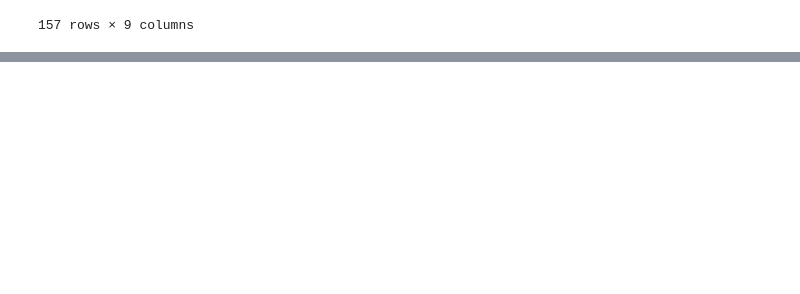
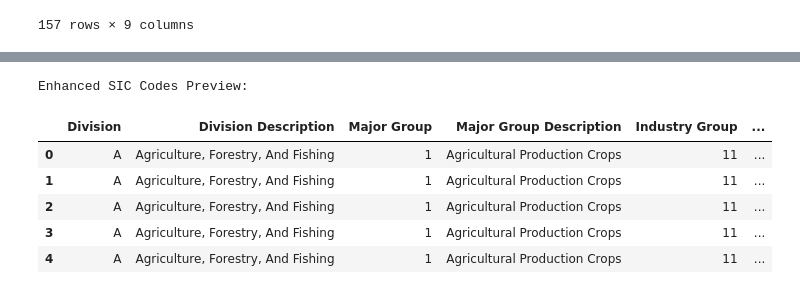
Before and after one commit to Design-01/stockbot_4, a Jupyter notebook: industry_classifications/_test_codes.ipynb, the cells around one changed output, grey strips where cells are left out. Cells and saved outputs as stored; diff of their text form; code cells hidden in the pictures; blank space fills up the shorter version.

```diff
--- a/industry_classifications/test_codes.ipynb
+++ b/industry_classifications/_test_codes.ipynb
@@ -513,0 +595,79 @@ IndexError: index 0 is out of bounds for axis 0 with size 0
+# %%
+import pandas as pd
+
+"""https://github.com/saintsjd/sic4-list/blob/master/sic-codes.csv
+
+this contains all the groups and subgroups of the SIC codes and descriotion of each group.
+Look in the left of the githuib page to download the csv files for each set of codes.
+"""
+
+# Read all CSV files
+div = pd.read_csv('divisions.csv')
+mg = pd.read_csv('major-groups.csv')
+ig = pd.read_csv('industry-groups.csv')
+sic = pd.read_csv('sic-codes.csv')
+
+# Rename columns to avoid conflicts and make merging easier
+div = div.rename(columns={
+    'Description': 'Division Description',
+    'Full Description': 'Division Full Description'
+})
+
+mg = mg.rename(columns={
+    'Description': 'Major Group Description'
+})
+
+ig = ig.rename(columns={
+    'Description': 'Industry Group Description'
+})
+
+# Perform the merges
+# First merge SIC with Industry Groups
+merged_df = pd.merge(
+    sic,
+    ig[['Division', 'Major Group', 'Industry Group', 'Industry Group Description']],
+    how='left',
+    on=['Division', 'Major Group', 'Industry Group']
+)
+
+# Then merge with Major Groups
+merged_df = pd.merge(
+    merged_df,
+    mg[['Division', 'Major Group', 'Major Group Description']],
+    how='left',
+    on=['Division', 'Major Group']
+)
+
+# Finally merge with Divisions
+merged_df = pd.merge(
+    merged_df,
+    div[['Division', 'Division Description', 'Division Full Description']],
+    how='left',
+    on='Division'
+)
+
+# Reorder columns according to your new_columns list
+new_columns = [
+    'Division', 'Division Description',
+    'Major Group', 'Major Group Description',
+    'Industry Group', 'Industry Group Description',
+    'SIC', 'Description'
+]
+
+final_df = merged_df[new_columns]
+
+# Save the result to a new CSV file
+final_df.to_csv('SIC_US.csv', index=False)
+
+# Display the first few rows to verify the result
+print("Enhanced SIC Codes Preview:")
+display(final_df.head())
+final_df['Division Description'].unique()
+# %% [output]
+Enhanced SIC Codes Preview:
+|  | Division | Division Description | Major Group | Major Group Description | Industry Group | ... |
+| 0 | A | Agriculture, Forestry, And Fishing | 1 | Agricultural Production Crops | 11 | ... |
+| 1 | A | Agriculture, Forestry, And Fishing | 1 | Agricultural Production Crops | 11 | ... |
+| 2 | A | Agriculture, Forestry, And Fishing | 1 | Agricultural Production Crops | 11 | ... |
+| 3 | A | Agriculture, Forestry, And Fishing | 1 | Agricultural Production Crops | 11 | ... |
+| 4 | A | Agriculture, Forestry, And Fishing | 1 | Agricultural Production Crops | 11 | ... |
```
Also changed, not shown: parts of 5 cells of this notebook, 8 other files.
